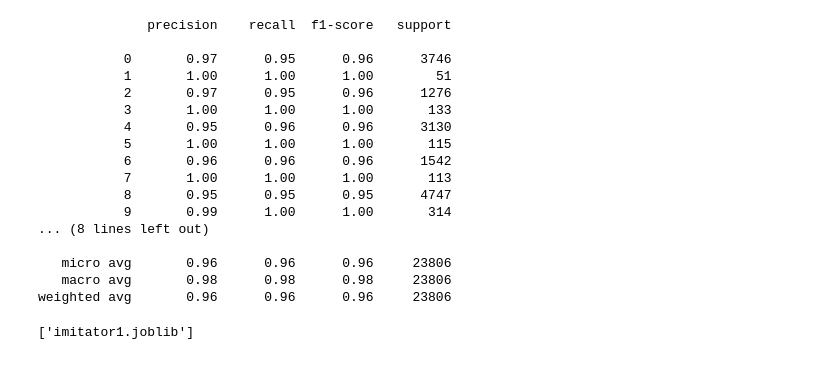
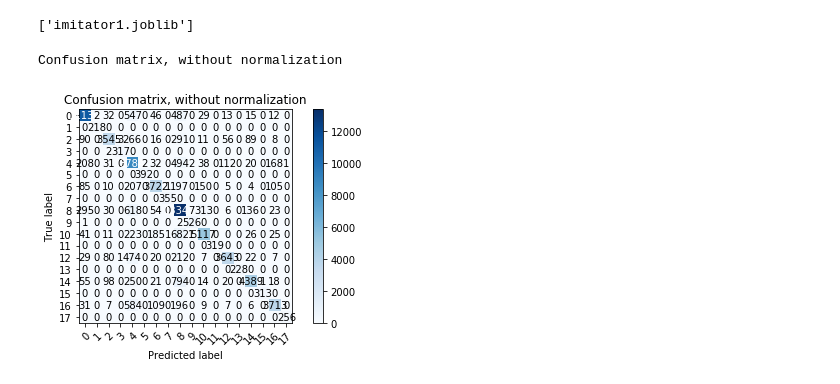
Before and after one commit to vkurenkov/haxball-chameleon, a Jupyter notebook: bots/draft1.ipynb, the cells around one changed output. Cells and saved outputs as stored; diff of their text form; code cells hidden in the pictures.

```diff
--- a/bots/draft1.ipynb
+++ b/bots/draft1.ipynb
@@ -263,24 +310,10 @@ weighted avg       0.96      0.96      0.96     23806
-# %%
-print(classification_report(t2, t2_pred))
-# %% [output]
-              precision    recall  f1-score   support
-
-           0       0.97      0.95      0.96      3746
-           1       1.00      1.00      1.00        51
-           2       0.97      0.95      0.96      1276
-           3       1.00      1.00      1.00       133
-           4       0.95      0.96      0.96      3130
-           5       1.00      1.00      1.00       115
-           6       0.96      0.96      0.96      1542
-           7       1.00      1.00      1.00       113
-           8       0.95      0.95      0.95      4747
-           9       0.99      1.00      1.00       314
-... (8 lines left out)
-
-   micro avg       0.96      0.96      0.96     23806
-   macro avg       0.98      0.98      0.98     23806
-weighted avg       0.96      0.96      0.96     23806
 # %%
 dump(imitator, 'imitator1.joblib')
 # %% [output]
 ['imitator1.joblib']
+# %%
+plot_confusion_matrix(t2, t2_pred.astype(int), list(range(18)))
+plt.show()
+# %% [output]
+Confusion matrix, without normalization
+[figure, added]
```
Also changed, not shown: parts of 17 cells of this notebook, 3 other files.
